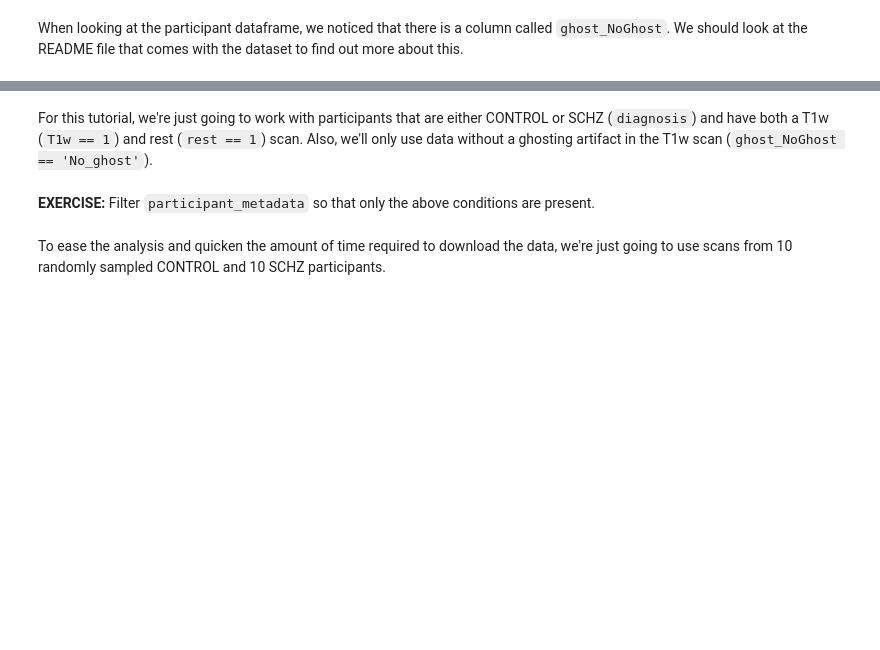
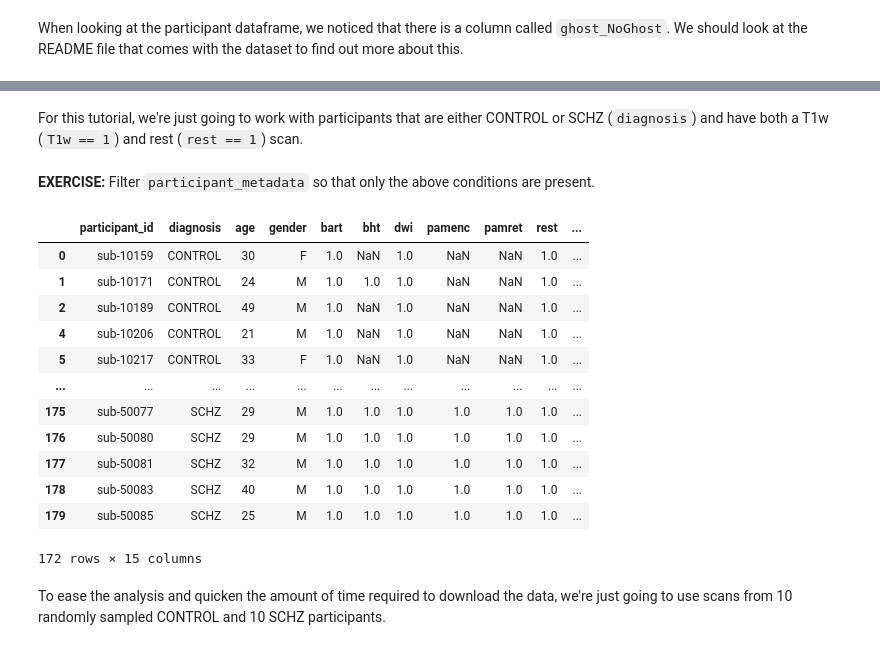
Before and after one commit to carpentries-incubator/SDC-BIDS-IntroMRI, a Jupyter notebook: code/04-open-mri-datasets/04-open-mri-datasets.ipynb, the cells around one changed output, grey strips where cells are left out. Cells and saved outputs as stored; diff of their text form; code cells hidden in the pictures; blank space fills up the shorter version.

```diff
--- a/code/04-open-mri-datasets/04-open-mri-datasets.ipynb
+++ b/code/04-open-mri-datasets/04-open-mri-datasets.ipynb
@@ -138,13 +211,26 @@ When looking at the participant dataframe, we noticed that there is a column cal
 # %% [markdown]
-For this tutorial, we're just going to work with participants that are either CONTROL or SCHZ (`diagnosis`) and have both a T1w (`T1w == 1`) and rest (`rest == 1`) scan. Also, we'll only use data without a ghosting artifact in the T1w scan (`ghost_NoGhost == 'No_ghost'`).
+For this tutorial, we're just going to work with participants that are either CONTROL or SCHZ (`diagnosis`) and have both a T1w (`T1w == 1`) and rest (`rest == 1`) scan.
 # %% [markdown]
 <b>EXERCISE:</b> Filter <code>participant_metadata</code> so that only the above conditions are present.
 # %%
 participant_metadata = participant_metadata[(participant_metadata.diagnosis.isin(['CONTROL', 'SCHZ'])) &
                                             (participant_metadata.T1w == 1) &
-                                            (participant_metadata.rest == 1) &
-                                            (participant_metadata.ghost_NoGhost == 'No_ghost')]
+                                            (participant_metadata.rest == 1)]
 participant_metadata
+# %% [output]
+|  | participant_id | diagnosis | age | gender | bart | bht | dwi | pamenc | pamret | rest | ... |
+| 0 | sub-10159 | CONTROL | 30 | F | 1.0 | NaN | 1.0 | NaN | NaN | 1.0 | ... |
+| 1 | sub-10171 | CONTROL | 24 | M | 1.0 | 1.0 | 1.0 | NaN | NaN | 1.0 | ... |
+| 2 | sub-10189 | CONTROL | 49 | M | 1.0 | NaN | 1.0 | NaN | NaN | 1.0 | ... |
+| 4 | sub-10206 | CONTROL | 21 | M | 1.0 | NaN | 1.0 | NaN | NaN | 1.0 | ... |
+| 5 | sub-10217 | CONTROL | 33 | F | 1.0 | NaN | 1.0 | NaN | NaN | 1.0 | ... |
+| ... | ... | ... | ... | ... | ... | ... | ... | ... | ... | ... | ... |
+| 175 | sub-50077 | SCHZ | 29 | M | 1.0 | 1.0 | 1.0 | 1.0 | 1.0 | 1.0 | ... |
+| 176 | sub-50080 | SCHZ | 29 | M | 1.0 | 1.0 | 1.0 | 1.0 | 1.0 | 1.0 | ... |
+| 177 | sub-50081 | SCHZ | 32 | M | 1.0 | 1.0 | 1.0 | 1.0 | 1.0 | 1.0 | ... |
+| 178 | sub-50083 | SCHZ | 40 | M | 1.0 | 1.0 | 1.0 | 1.0 | 1.0 | 1.0 | ... |
+| 179 | sub-50085 | SCHZ | 25 | M | 1.0 | 1.0 | 1.0 | 1.0 | 1.0 | 1.0 | ... |
+172 rows × 15 columns
 # %% [markdown]
 To ease the analysis and quicken the amount of time required to download the data, we're just going to use scans from 10 randomly sampled CONTROL and 10 SCHZ participants.
 # %%
```
Also changed, not shown: parts of 24 cells of this notebook, 5 other files.
